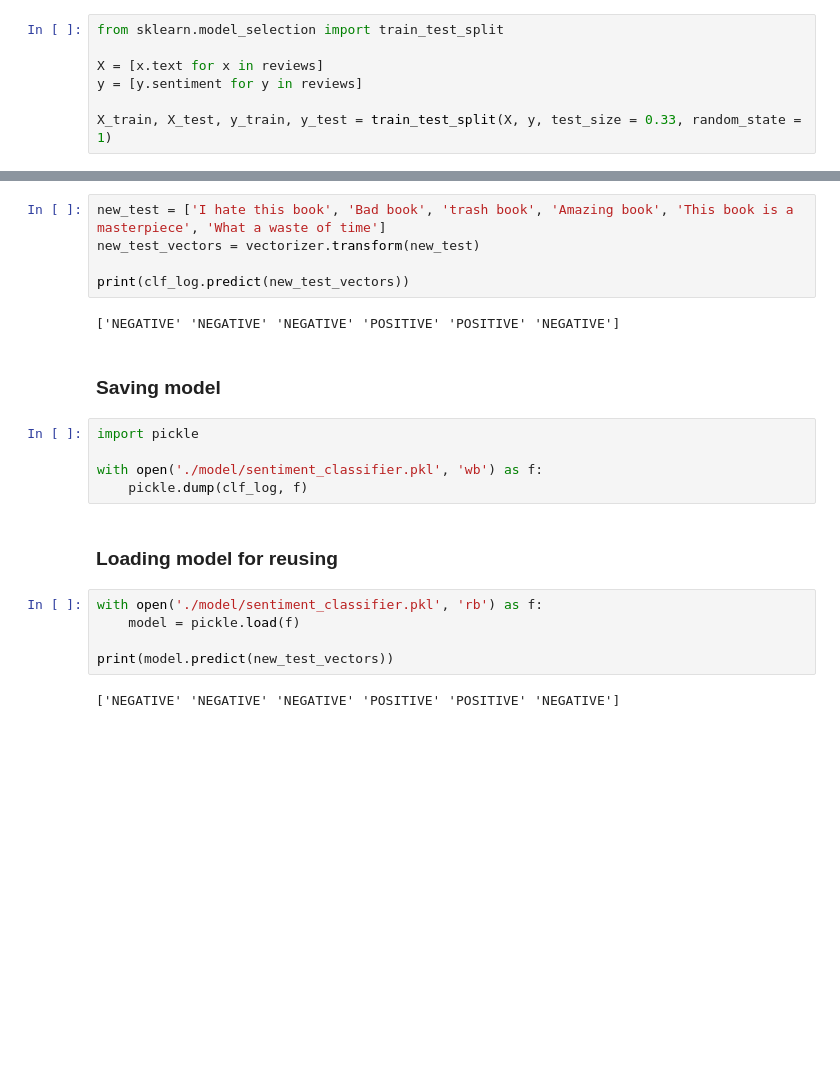
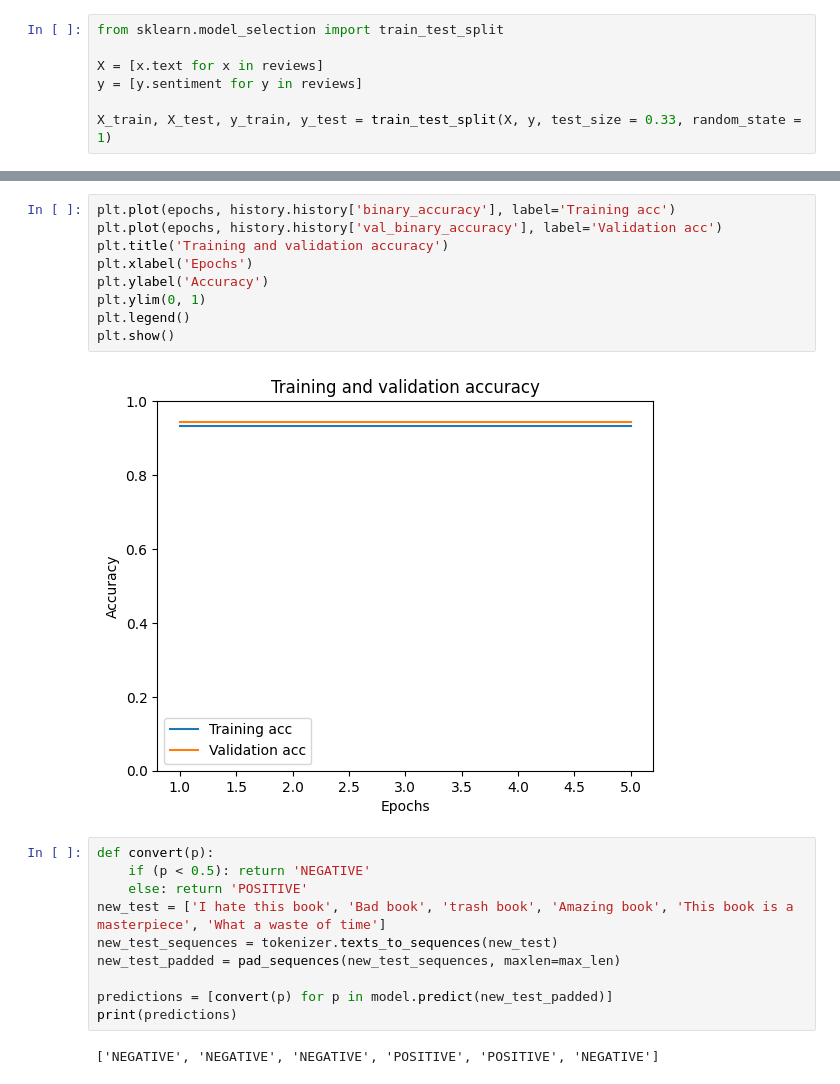
Before and after one commit to ngca1011/sentiment-classifier, a Jupyter notebook: sentiment_classification_training_model.ipynb, the cells around one changed output, grey strips where cells are left out. Cells and saved outputs as stored; diff of their text form; blank space fills up the shorter version.

```diff
--- a/sentiment_classification_training_model.ipynb
+++ b/sentiment_classification_training_model.ipynb
@@ -134,23 +120,23 @@ weighted avg       0.83      0.83      0.83       426
+# %%
+plt.plot(epochs, history.history['binary_accuracy'], label='Training acc')
+plt.plot(epochs, history.history['val_binary_accuracy'], label='Validation acc')
+plt.title('Training and validation accuracy')
+plt.xlabel('Epochs')
+plt.ylabel('Accuracy')
+plt.ylim(0, 1)
+plt.legend()
+plt.show()
+# %% [output]
+[figure, added]
 # %%
+def convert(p):
+    if (p < 0.5): return 'NEGATIVE'
+    else: return 'POSITIVE'
 new_test = ['I hate this book', 'Bad book', 'trash book', 'Amazing book', 'This book is a masterpiece', 'What a waste of time']
-new_test_vectors = vectorizer.transform(new_test)
+new_test_sequences = tokenizer.texts_to_sequences(new_test)
+new_test_padded = pad_sequences(new_test_sequences, maxlen=max_len)
 
-print(clf_log.predict(new_test_vectors))
+predictions = [convert(p) for p in model.predict(new_test_padded)]
+print(predictions)
 # %% [output]
-['NEGATIVE' 'NEGATIVE' 'NEGATIVE' 'POSITIVE' 'POSITIVE' 'NEGATIVE']
+['NEGATIVE', 'NEGATIVE', 'NEGATIVE', 'POSITIVE', 'POSITIVE', 'NEGATIVE']
-# %% [markdown]
-### Saving model
-# %%
-import pickle
-
-with open('./model/sentiment_classifier.pkl', 'wb') as f:
-    pickle.dump(clf_log, f)
-# %% [markdown]
-### Loading model for reusing
-# %%
-with open('./model/sentiment_classifier.pkl', 'rb') as f:
-    model = pickle.load(f)
-
-print(model.predict(new_test_vectors))
-# %% [output]
-['NEGATIVE' 'NEGATIVE' 'NEGATIVE' 'POSITIVE' 'POSITIVE' 'NEGATIVE']
```
Also changed, not shown: parts of 23 cells of this notebook, 1 other file.
